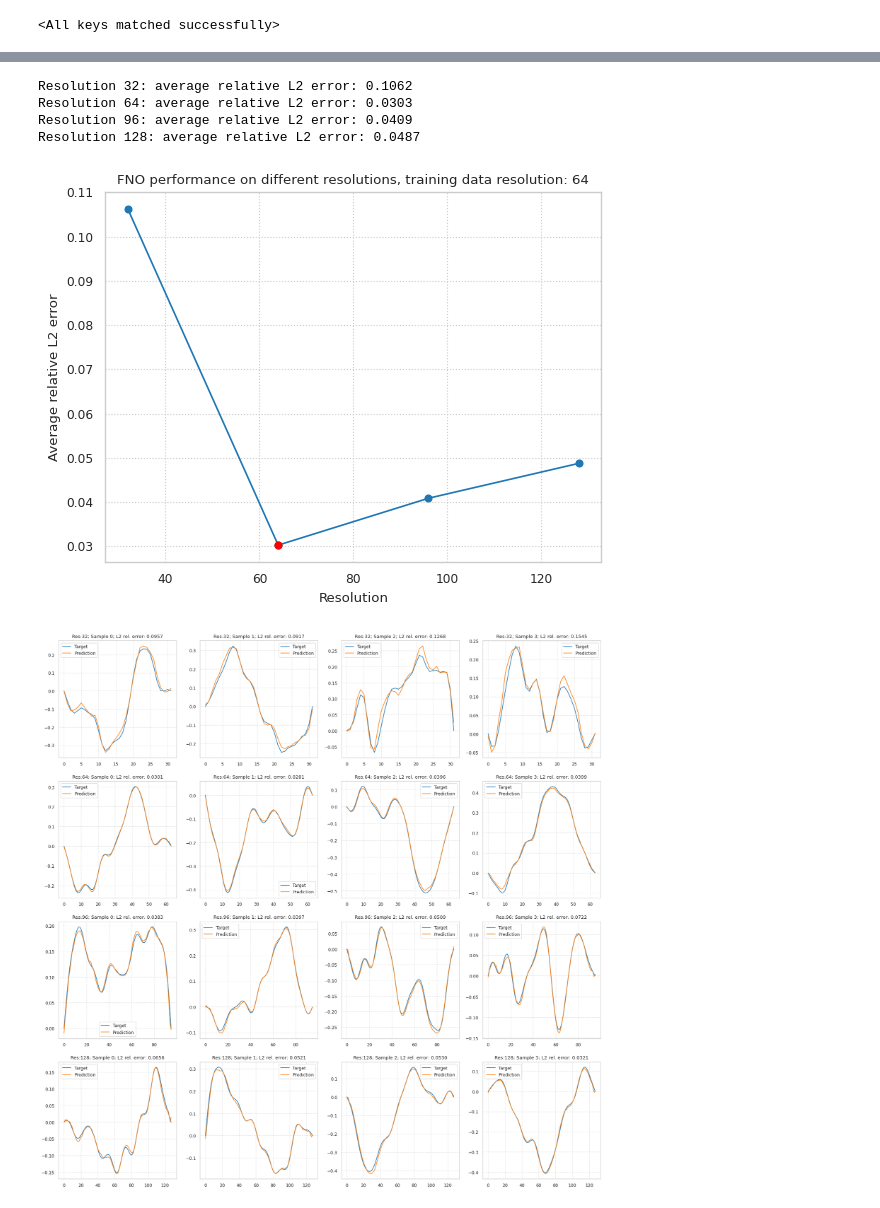
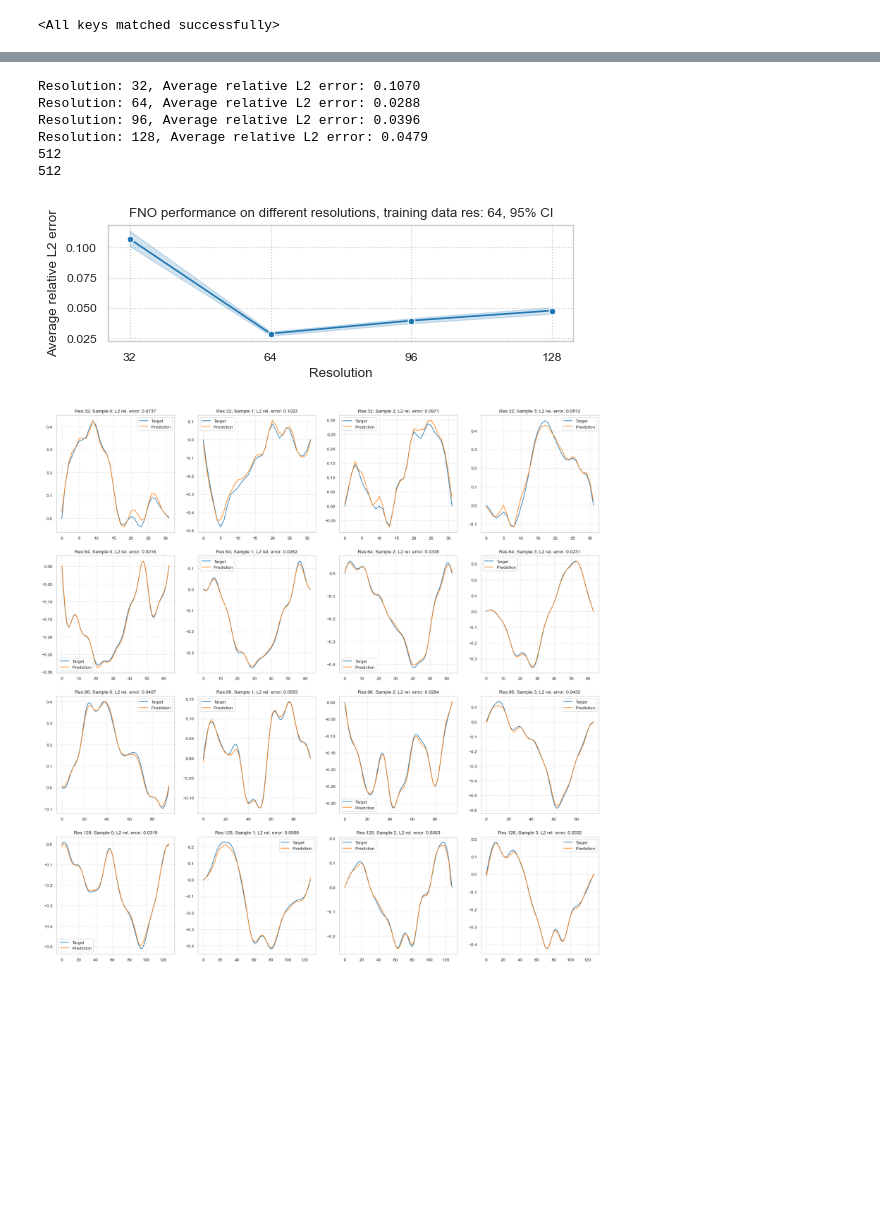
Before and after one commit to benedict-armstrong/FNO-wave-equation, a Jupyter notebook: task2.ipynb, the cells around one changed output, grey strips where cells are left out. Cells and saved outputs as stored; diff of their text form; code cells hidden in the pictures; blank space fills up the shorter version.

```diff
--- a/task2.ipynb
+++ b/task2.ipynb
@@ -108,44 +108,54 @@ plt.show()
 # %%
 def eval_model_on_data_set(model: torch.nn.Module, data_loader: DataLoader):
     model.eval()
-    total_relative_error = 0.0
+    total_relative_error = []
 
     with torch.no_grad():
         for input, target in data_loader:
             pred = model(input).squeeze(-1)
-            total_relative_error += torch.sum(relative_l2_error(pred, target)).item()
+            total_relative_error += relative_l2_error(pred, target).numpy().tolist()
 
-
-    return total_relative_error / len(data_loader.dataset)
+    return total_relative_error
 # %%
-errors = []
+errors = {
+    "l2_error": [],
+    "resolution": [],
+}
 
 for i, n in enumerate([32, 64, 96, 128]):
     test_data = PDEDataset(f"data/test_sol_res_{n}.npy")
     test_data_loader = DataLoader(test_data, batch_size=BATCH_SIZE, shuffle=True)
 
     test_relative_l2 = eval_model_on_data_set(fno, test_data_loader)
-    print(f"Resolution {n}: average relative L2 error: {test_relative_l2:.4f}")
 
-    errors.append(test_relative_l2)
+    average = np.mean(test_relative_l2)
 
+    print(f"Resolution: {n}, Average relative L2 error: {average:.4f}")
 
-plt.plot([32, 64, 96, 128], errors, marker="o")
+    errors["l2_error"] += test_relative_l2
+    errors["resolution"] += [n] * len(test_data)
 
-# red dot at the resolution of the training data (64)
-plt.plot(64, errors[1], marker="o", color="red")
+print(len(errors["l2_error"]))
+print(len(errors["resolution"]))
+
+plt.figure(figsize=(6, 1.5))
+sns.lineplot(x="resolution", y="l2_error", data=errors, markers=True, marker="o")
+
+plt.xticks([32, 64, 96, 128])
 
 plt.xlabel("Resolution")
 plt.ylabel("Average relative L2 error")
-plt.title("FNO performance on different resolutions, training data resolution: 64")
+plt.title("FNO performance on different resolutions, training data res: 64, 95% CI")
 plt.grid(True, which="both", ls=":")
 plt.show()
 # %% [output]
-Resolution 32: average relative L2 error: 0.1062
-Resolution 64: average relative L2 error: 0.0303
-Resolution 96: average relative L2 error: 0.0409
-Resolution 128: average relative L2 error: 0.0487
+Resolution: 32, Average relative L2 error: 0.1070
+Resolution: 64, Average relative L2 error: 0.0288
+Resolution: 96, Average relative L2 error: 0.0396
+Resolution: 128, Average relative L2 error: 0.0479
+512
+512
-[figure, old version]
+[figure, new version]
 # %%
 fig, axs = plt.subplots(4, 4, figsize=(20, 20))
 
@@ -182,4 +192,4 @@ for i, n in enumerate([32, 64, 96, 128]):
             if j == N - 1:
                 break
 # %% [output]
-[figure, old version]
+[figure, new version]
```
Also changed, not shown: parts of 2 cells of this notebook, 3 other files.
